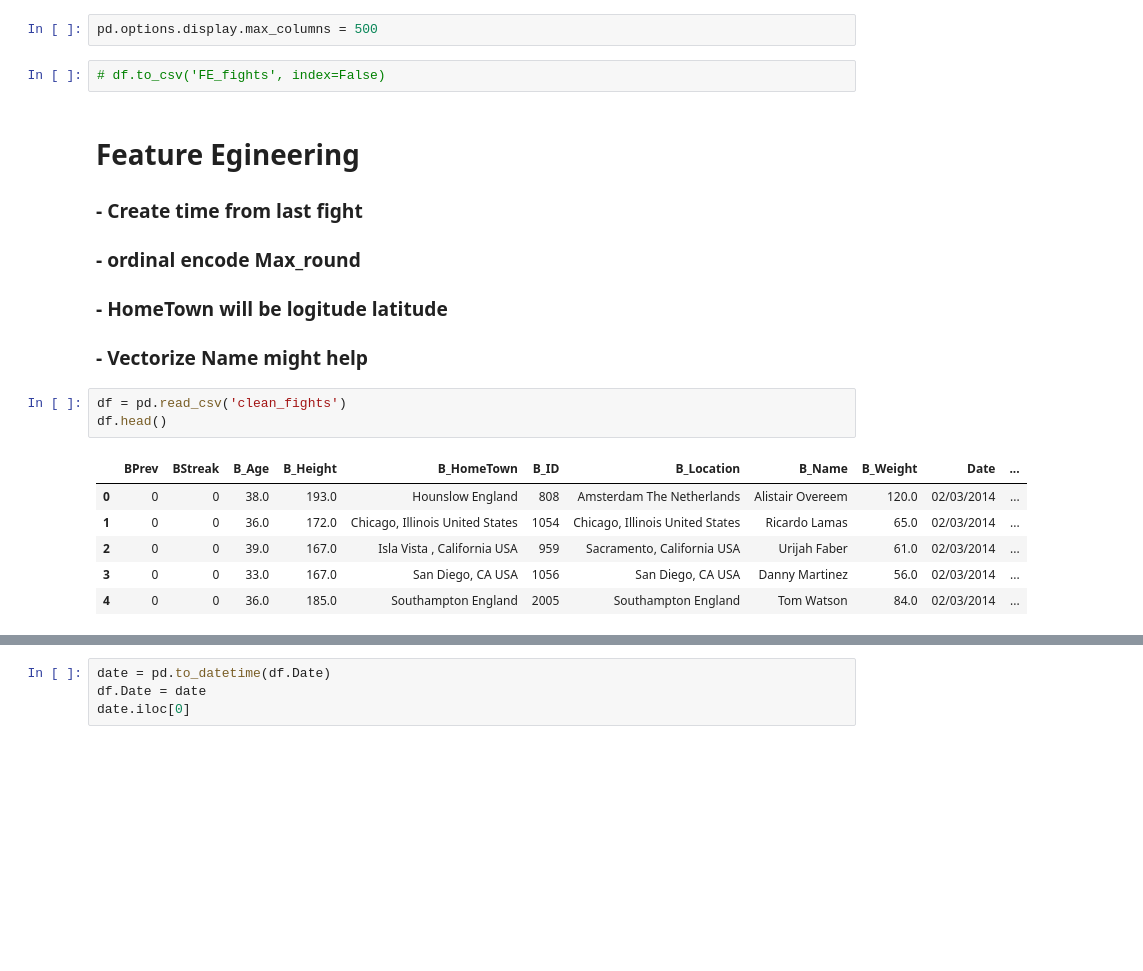
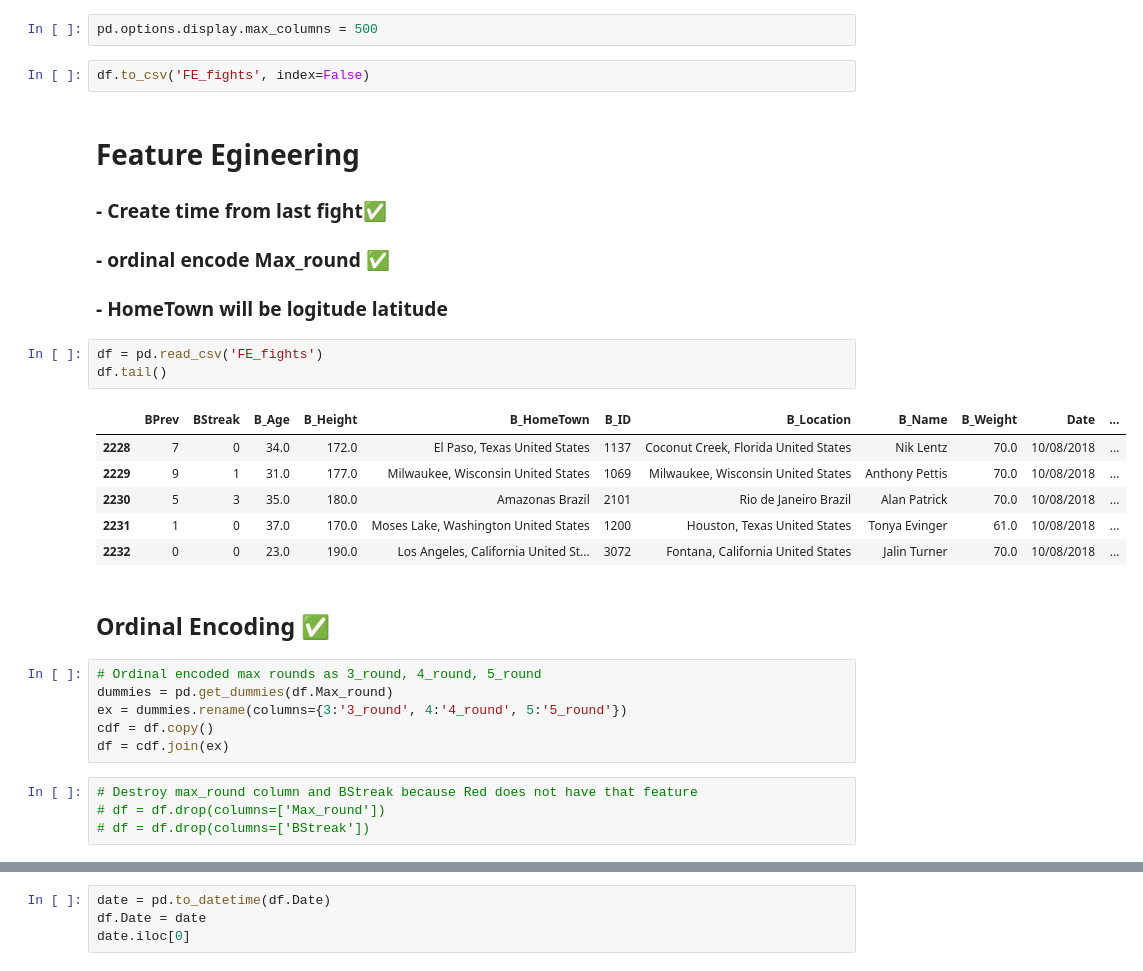
Before and after one commit to PWalis/UFC_DataAnalysis, a Jupyter notebook: Feature_engineering.ipynb, the cells around one changed output, grey strips where cells are left out. Drawn from its saved outputs; the diff is of its cells as text; blank space fills up the shorter version.

Commit message:
One hot encoded max_round and removed max_round and BStreak

```diff
--- a/Feature_engineering.ipynb
+++ b/Feature_engineering.ipynb
@@ -4,20 +4,31 @@ import numpy as np
 # %%
 pd.options.display.max_columns = 500
 # %%
-# df.to_csv('FE_fights', index=False)
+df.to_csv('FE_fights', index=False)
 # %% [markdown]
 # Feature Egineering
-### - Create time from last fight
-### - ordinal encode Max_round
+### - Create time from last fight✅
+### - ordinal encode Max_round  ✅
 ### - HomeTown will be logitude latitude
-### - Vectorize Name might help
 # %%
-df = pd.read_csv('clean_fights')
-df.head()
+df = pd.read_csv('FE_fights')
+df.tail()
 # %% [output]
 |  | BPrev | BStreak | B_Age | B_Height | B_HomeTown | B_ID | B_Location | B_Name | B_Weight | Date | ... |
-| 0 | 0 | 0 | 38.0 | 193.0 | Hounslow England | 808 | Amsterdam The Netherlands | Alistair Overeem | 120.0 | 02/03/2014 | ... |
-| 1 | 0 | 0 | 36.0 | 172.0 | Chicago, Illinois United States | 1054 | Chicago, Illinois United States | Ricardo Lamas | 65.0 | 02/03/2014 | ... |
-| 2 | 0 | 0 | 39.0 | 167.0 | Isla Vista , California USA | 959 | Sacramento, California USA | Urijah Faber | 61.0 | 02/03/2014 | ... |
-| 3 | 0 | 0 | 33.0 | 167.0 | San Diego, CA USA | 1056 | San Diego, CA USA | Danny Martinez | 56.0 | 02/03/2014 | ... |
-| 4 | 0 | 0 | 36.0 | 185.0 | Southampton England | 2005 | Southampton England | Tom Watson | 84.0 | 02/03/2014 | ... |
+| 2228 | 7 | 0 | 34.0 | 172.0 | El Paso, Texas United States | 1137 | Coconut Creek, Florida United States | Nik Lentz | 70.0 | 10/08/2018 | ... |
+| 2229 | 9 | 1 | 31.0 | 177.0 | Milwaukee, Wisconsin United States | 1069 | Milwaukee, Wisconsin United States | Anthony Pettis | 70.0 | 10/08/2018 | ... |
+| 2230 | 5 | 3 | 35.0 | 180.0 | Amazonas Brazil | 2101 | Rio de Janeiro Brazil | Alan Patrick | 70.0 | 10/08/2018 | ... |
+| 2231 | 1 | 0 | 37.0 | 170.0 | Moses Lake, Washington United States | 1200 | Houston, Texas United States | Tonya Evinger | 61.0 | 10/08/2018 | ... |
+| 2232 | 0 | 0 | 23.0 | 190.0 | Los Angeles, California United St... | 3072 | Fontana, California United States | Jalin Turner | 70.0 | 10/08/2018 | ... |
+# %% [markdown]
+## Ordinal Encoding ✅
+# %%
+# Ordinal encoded max rounds as 3_round, 4_round, 5_round
+dummies = pd.get_dummies(df.Max_round)
+ex = dummies.rename(columns={3:'3_round', 4:'4_round', 5:'5_round'})
+cdf = df.copy()
+df = cdf.join(ex)
+# %%
+# Destroy max_round column and BStreak because Red does not have that feature
+# df = df.drop(columns=['Max_round'])
+# df = df.drop(columns=['BStreak'])
```
Also changed, not shown: parts of 10 cells of this notebook, 2 other files.
